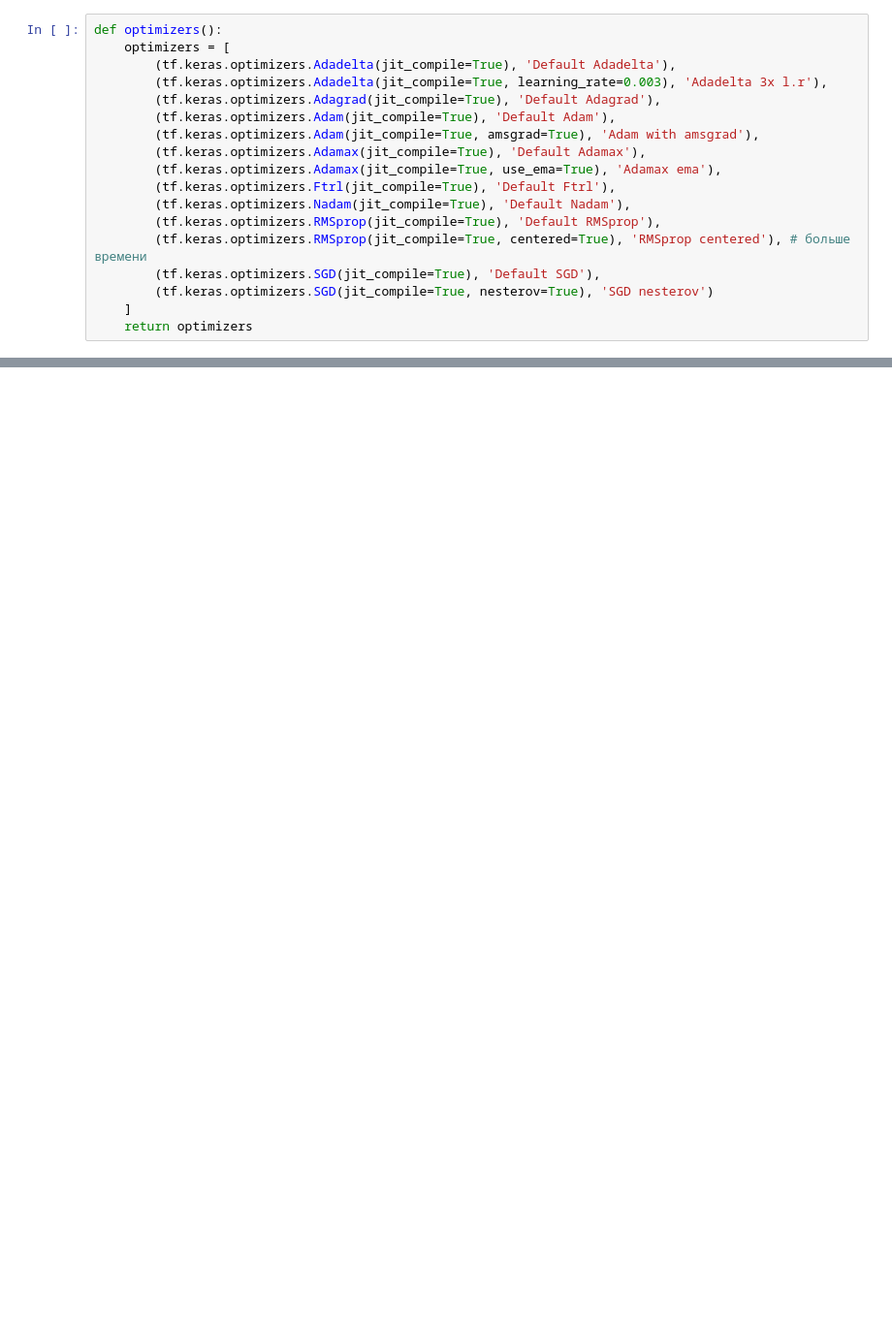
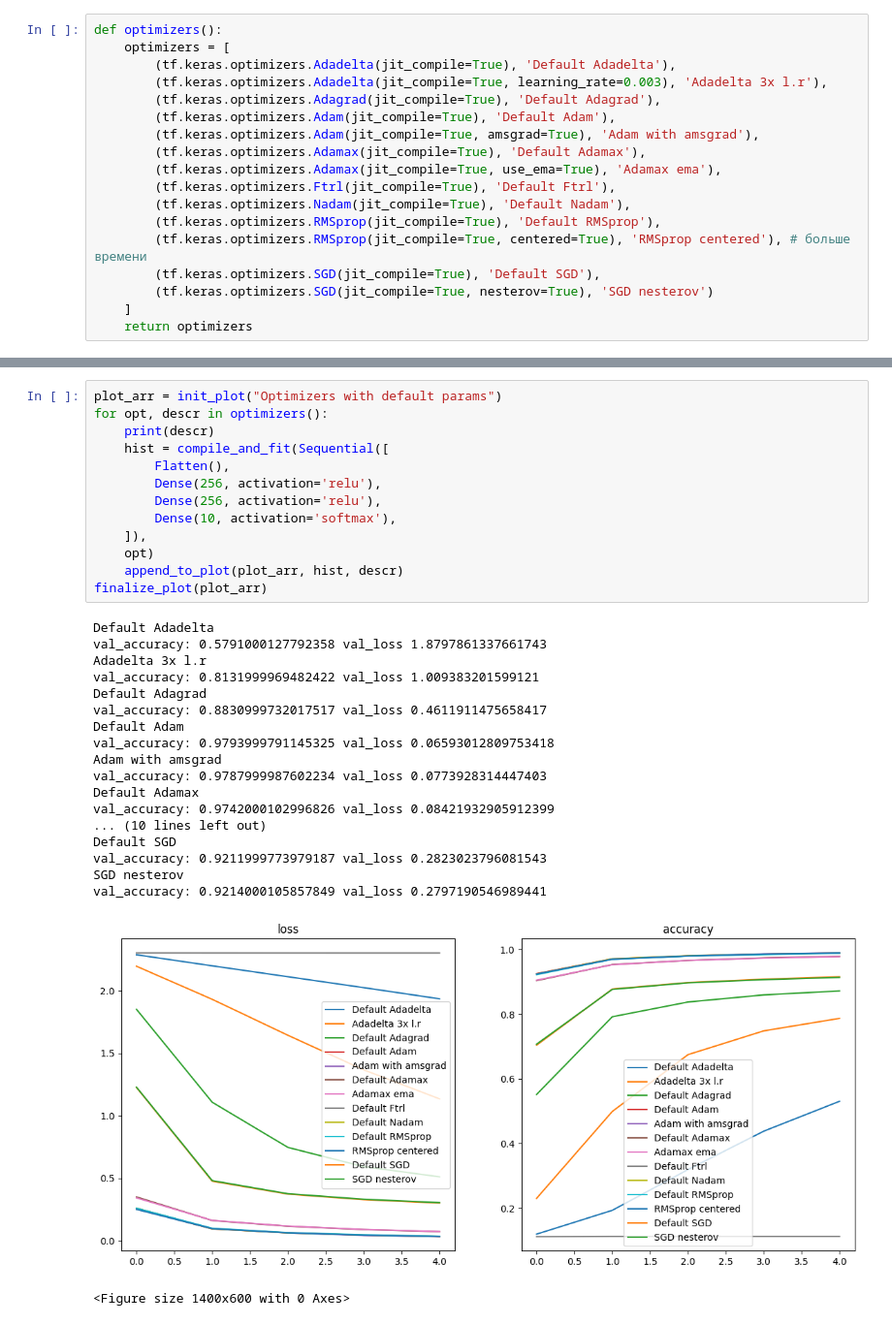
Before and after one commit to Keesaev/ai_python, a Jupyter notebook: lab4/lab4.ipynb, the cells around one changed output, grey strips where cells are left out. Shown at 97% size. Cells and saved outputs as stored; diff of their text form; blank space fills up the shorter version.

```diff
--- a/lab4/lab4.ipynb
+++ b/lab4/lab4.ipynb
@@ -100,0 +141,33 @@ val_accuracy: 0.9120000004768372 val_loss 0.3221627473831177
+# %%
+plot_arr = init_plot("Optimizers with default params")
+for opt, descr in optimizers():
+    print(descr)
+    hist = compile_and_fit(Sequential([
+        Flatten(),
+        Dense(256, activation='relu'),
+        Dense(256, activation='relu'),
+        Dense(10, activation='softmax'),
+    ]),
+    opt)
+    append_to_plot(plot_arr, hist, descr)
+finalize_plot(plot_arr)
+# %% [output]
+Default Adadelta
+val_accuracy: 0.5791000127792358 val_loss 1.8797861337661743
+Adadelta 3x l.r
+val_accuracy: 0.8131999969482422 val_loss 1.009383201599121
+Default Adagrad
+val_accuracy: 0.8830999732017517 val_loss 0.4611911475658417
+Default Adam
+val_accuracy: 0.9793999791145325 val_loss 0.06593012809753418
+Adam with amsgrad
+val_accuracy: 0.9787999987602234 val_loss 0.0773928314447403
+Default Adamax
+val_accuracy: 0.9742000102996826 val_loss 0.08421932905912399
+... (10 lines left out)
+Default SGD
+val_accuracy: 0.9211999773979187 val_loss 0.2823023796081543
+SGD nesterov
+val_accuracy: 0.9214000105857849 val_loss 0.2797190546989441
+[figure, added]
+<Figure size 1400x600 with 0 Axes>
```
Also changed, not shown: parts of 14 cells of this notebook, 4 other files.
